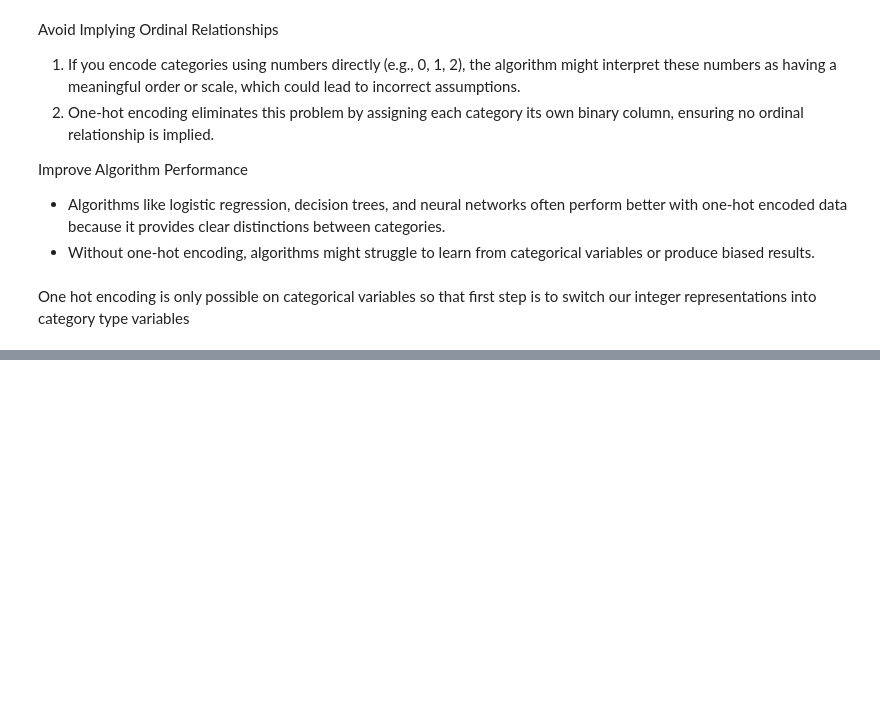
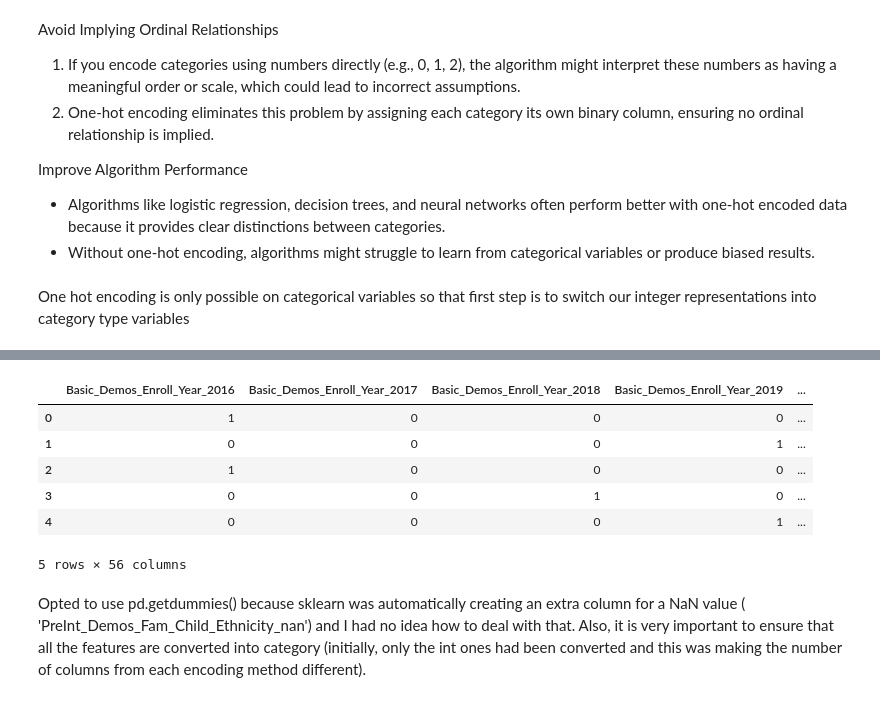
Before and after one commit to KImondorose/WiDS-Datathon-2025-Unraveling-the-Mysteries-of-the-Female-Brain-Sex-Patterns-in-ADHD.., a Jupyter notebook: index.ipynb, the cells around one changed output, grey strips where cells are left out. Saved outputs shown, nothing was run; the diff lists cells and outputs as text; code cells hidden in the pictures; blank space fills up the shorter version.

Commit message:
One Hot Encoding

```diff
--- a/index.ipynb
+++ b/index.ipynb
@@ -365,0 +380,5 @@ One hot encoding is only possible on categorical variables so that first step is
+# %%
+for col in train_cat.select_dtypes(include='int').columns:
+    train_cat[col] = train_cat[col].astype('category')
+for col in train_cat.select_dtypes(include='float').columns:
+    train_cat[col] = train_cat[col].astype('category')
@@ -365,0 +387,6 @@ One hot encoding is only possible on categorical variables so that first step is
+# %%
+# Creating a list of all the columns except the first
+columns_to_encode = train_cat.columns[1:].tolist()
+
+# Print the columns to encode
+print("Columns to encode", columns_to_encode)
@@ -365,0 +405,29 @@ One hot encoding is only possible on categorical variables so that first step is
+# %%
+# # # Encoding categorical data
+# # # Import Sklearn's OneHotEncode modeul
+# from sklearn.preprocessing import OneHotEncoder
+# # # Initialize the OneHotEncoder
+
+# ohe = OneHotEncoder(drop= 'first', sparse_output=False, handle_unknown='ignore')
+# # # Fit and transform the selected columns
+# encoded_array = ohe.fit_transform(train_cat[columns_to_encode])
+# # # Convert the encoded array into a DataFrame
+# data_encoded = pd.DataFrame(encoded_array, columns = ohe.get_feature_names_out(columns_to_encode))
+# # # Iterate over every element in the data_encoded datagrame and convert True to 1 and False to 0, leaves all other values unchanged
+# data_encoded = data_encoded.applymap(lambda x: 1 if x is True else (0 if x is False else x))
+# OPTION WITH PD.GETDUMMIES()
+# encoding categorical data
+# encoding categorical data
+data_encoded = pd.get_dummies(train_cat[columns_to_encode], drop_first=True)
+data_encoded = data_encoded.applymap(lambda x: 1 if x is True else (0 if x is False else x))
+data_encoded.head()
+# %% [output]
+|  | Basic_Demos_Enroll_Year_2016 | Basic_Demos_Enroll_Year_2017 | Basic_Demos_Enroll_Year_2018 | Basic_Demos_Enroll_Year_2019 | ... |
+| 0 | 1 | 0 | 0 | 0 | ... |
+| 1 | 0 | 0 | 0 | 1 | ... |
+| 2 | 1 | 0 | 0 | 0 | ... |
+| 3 | 0 | 0 | 1 | 0 | ... |
+| 4 | 0 | 0 | 0 | 1 | ... |
+5 rows × 56 columns
+# %% [markdown]
+Opted to use pd.getdummies() because sklearn was automatically creating an extra column for a NaN value ( 'PreInt_Demos_Fam_Child_Ethnicity_nan') and I had no idea how to deal with that. Also, it is very important to ensure that all the features are converted into category (initially, only the int ones had been converted and this was making the number of columns from each encoding method different).
```
Also changed, not shown: parts of 7 cells of this notebook.
